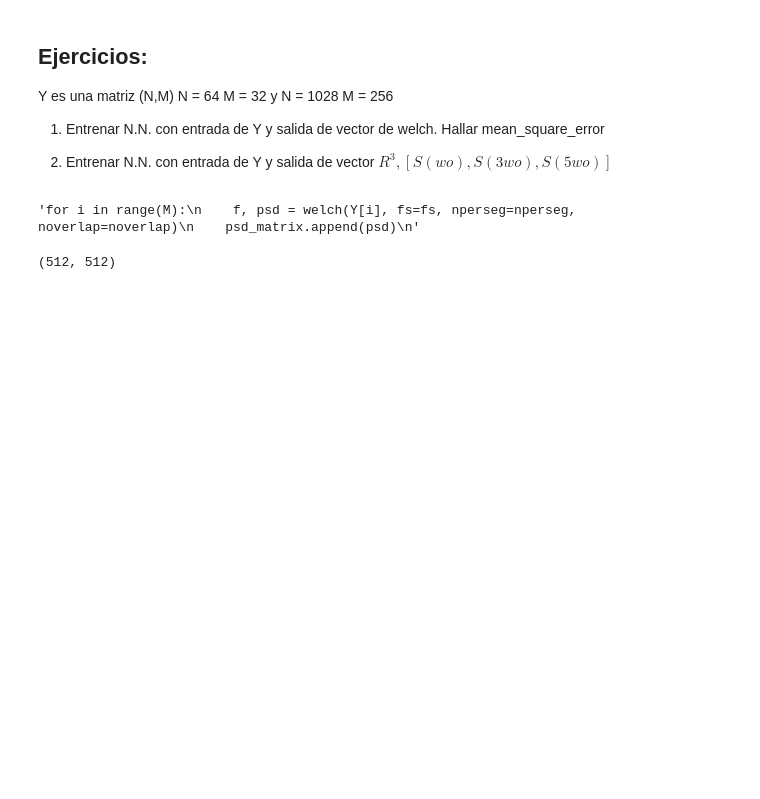
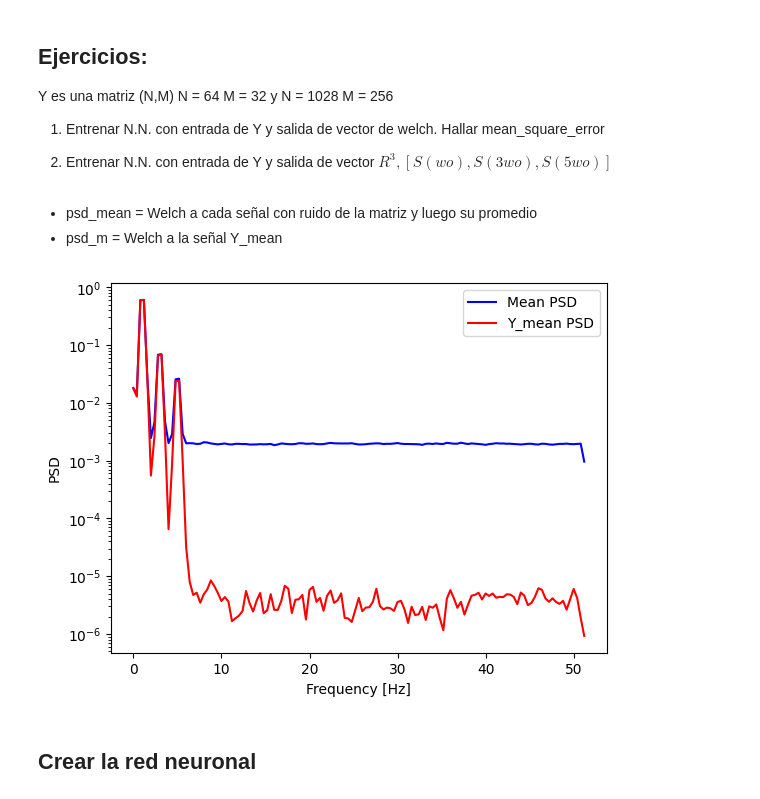
Before and after one commit to dramirezbe/Signal-theory, a Jupyter notebook: Random-signal-analysis/NN-PSD(welch).ipynb, the cells around one changed output. Cells and saved outputs as stored; diff of their text form; code cells hidden in the pictures; blank space fills up the shorter version.

```diff
--- a/Random-signal-analysis/NN-PSD(welch).ipynb
+++ b/Random-signal-analysis/NN-PSD(welch).ipynb
@@ -135,7 +90,7 @@ Y es una matriz (N,M) N = 64 M = 32 y N = 1028 M = 256
 # %%
 import matplotlib.pyplot as plt
 import numpy as np
-from scipy.signal import spectrogram, welch
+from scipy.signal import welch
 
 def randomatrix (N, M, media, varianza):
     return np.random.normal(media, np.sqrt(varianza), (N, M))
@@ -146,7 +101,7 @@ def real_signal (wo,t):
 N = 1024
 M = 512
 media = 0
-varianza = 0.3
+varianza = 0.1
 wo = 2*np.pi
 
 gaussmatrix = randomatrix(N,M,media,varianza)
@@ -157,21 +112,32 @@ Y = np.zeros((M, N))
 for i in range(M):
     Y_true = real_signal(wo, t)
     Y[i] = Y_true + gaussmatrix[:,i]
+
+Y_mean = np.mean(Y, axis=0)
+# %% [markdown]
+- psd_mean = Welch a cada señal con ruido de la matriz y luego su promedio
+- psd_m = Welch a la señal Y_mean
 # %%
-
 #WELCH
 nperseg = 256
 noverlap = 128
 fs = 1 / (t[1] - t[0])
 
-psd_matrix = np.zeros((M, N//2))
-"""for i in range(M):
+f, psd_m = welch(Y_mean, fs=fs, nperseg=nperseg, noverlap=noverlap)
+
+psd_matrix = np.zeros((M, (nperseg//2)+1))
+for i in range(M):
     f, psd = welch(Y[i], fs=fs, nperseg=nperseg, noverlap=noverlap)
-    psd_matrix.append(psd)
-"""
+    psd_matrix[i] = psd
+
+psd_mean = np.mean(psd_matrix, axis=0)
+plt.semilogy(f, psd_mean, color='b', label='Mean PSD')
+plt.semilogy(f, psd_m, color='r', label='Y_mean PSD')
+plt.xlabel('Frequency [Hz]')
+plt.ylabel('PSD')
+plt.legend()
+plt.show()
 # %% [output]
-'for i in range(M):\n    f, psd = welch(Y[i], fs=fs, nperseg=nperseg, noverlap=noverlap)\n    psd_matrix.append(psd)\n'
+[figure, added]
-# %%
-psd_matrix.shape
-# %% [output]
-(512, 512)
+# %% [markdown]
+## Crear la red neuronal
```
Also changed, not shown: parts of 9 cells of this notebook.
